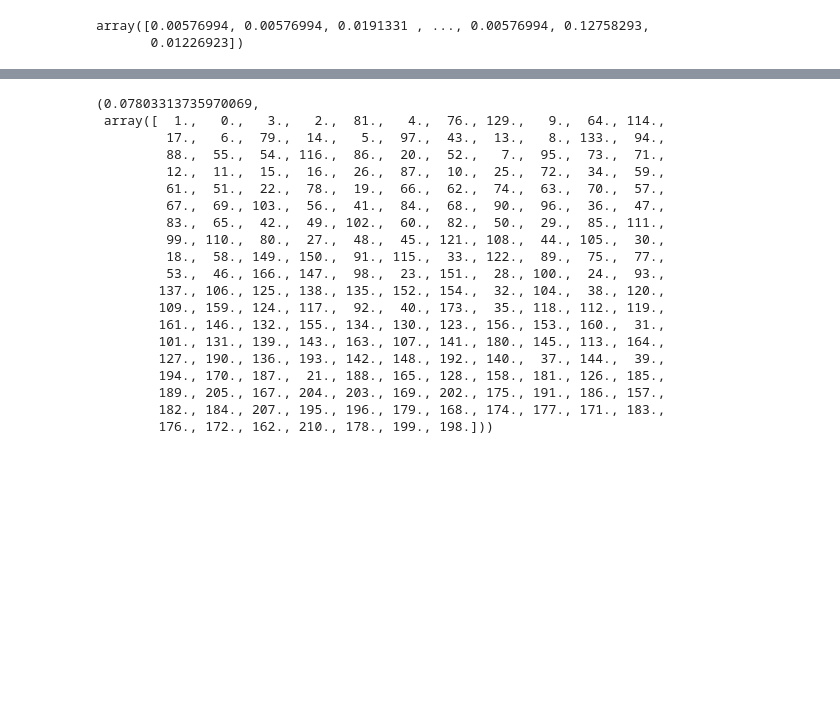
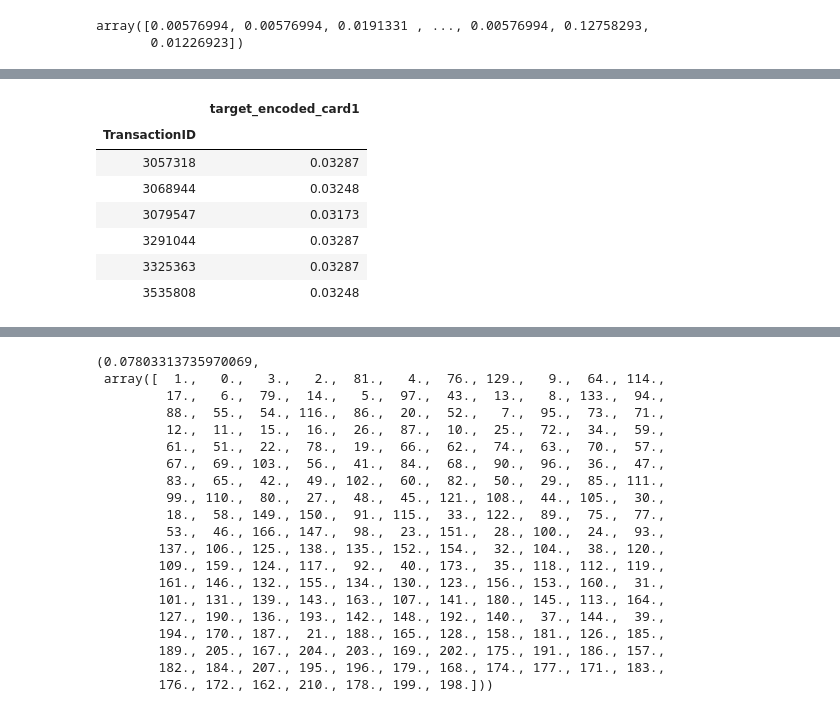
Before and after one commit to merkylove/IEEE_FRAUD, a Jupyter notebook: V_EDA.ipynb, the cells around one changed output, grey strips where cells are left out. Cells and saved outputs as stored; diff of their text form; code cells hidden in the pictures; blank space fills up the shorter version.

```diff
--- a/V_EDA.ipynb
+++ b/V_EDA.ipynb
@@ -57,0 +78,13 @@ train, test, sample_submission = read_data()
+# %%
+train = kfold_target_encoding(train, ['card1'])
+# %%
+train[train.card1 == 1234][['target_encoded_card1']]
+# %% [output]
+|  | target_encoded_card1 |
+| TransactionID |  |
+| 3057318 | 0.03287 |
+| 3068944 | 0.03248 |
+| 3079547 | 0.03173 |
+| 3291044 | 0.03287 |
+| 3325363 | 0.03287 |
+| 3535808 | 0.03248 |
```
Also changed, not shown: parts of 13 cells of this notebook, 4 other files.
